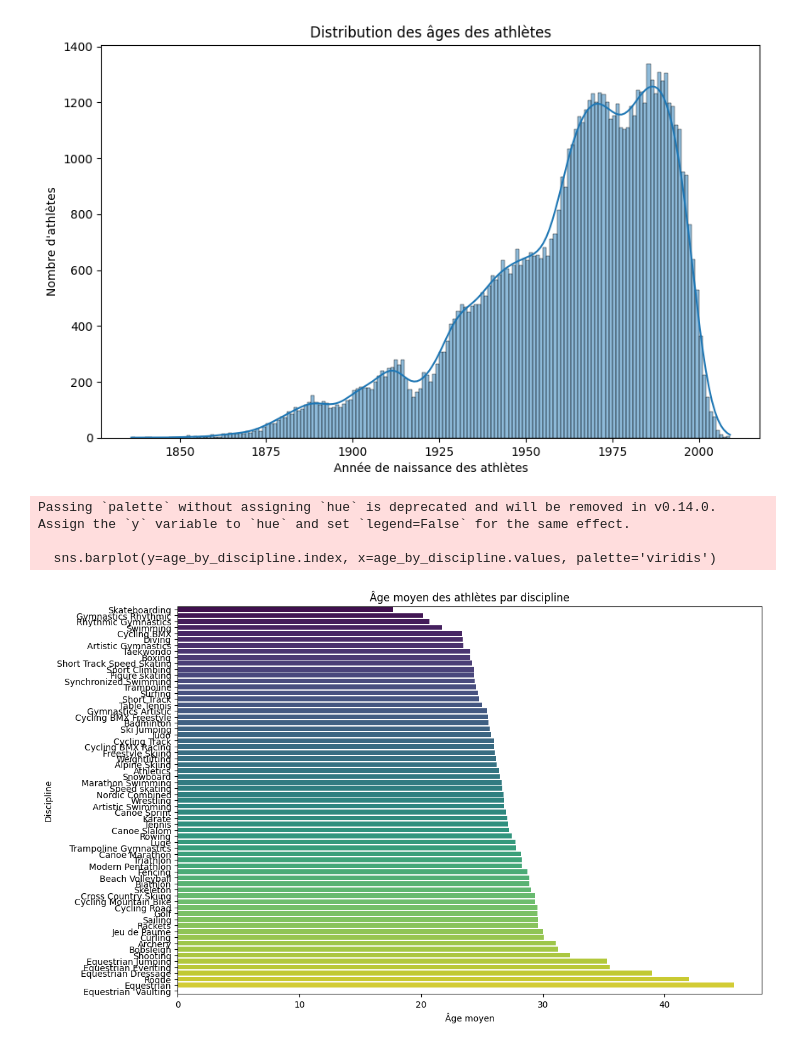
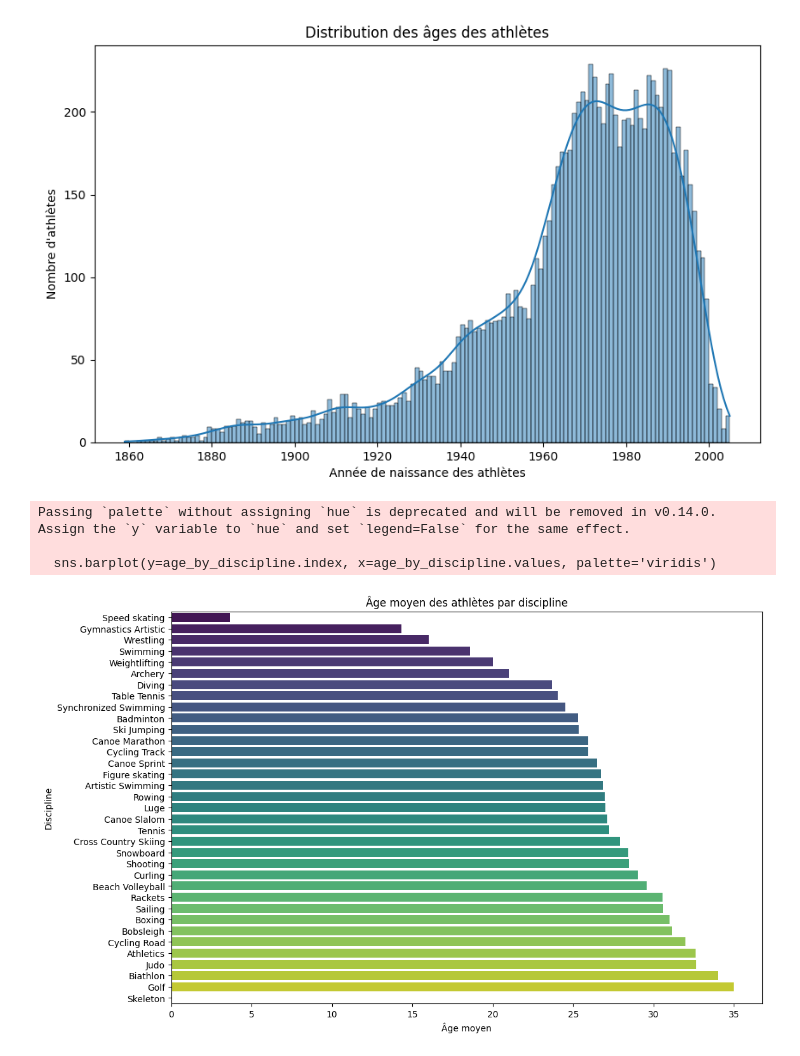
Before and after one commit to MoryKadoch/HackathonMIA10, a Jupyter notebook: notebook/graph.ipynb, the cells around one changed output. Saved outputs shown, nothing was run; the diff lists cells and outputs as text; code cells hidden in the pictures.

```diff
--- a/notebook/graph.ipynb
+++ b/notebook/graph.ipynb
@@ -16,0 +9,31 @@ combined_df = athletes_results_df.merge(hosts_df, left_on='slug_game_x', right_o
+# %%
+conn_str = 'Driver={ODBC Driver 18 for SQL Server};Server=tcp:mia10.database.windows.net,1433;Database=mia10_db;Uid=user_reader;Pwd=7R&o&o4#~756^z;Encrypt=yes;TrustServerCertificate=no;Connection Timeout=30;'
+
+conn = pyodbc.connect(conn_str)
+
+def fetch_data(conn, query, column_names):
+    cursor = conn.cursor()
+    cursor.execute(query)
+    rows = cursor.fetchall()
+    df = pd.DataFrame.from_records(rows, columns=column_names)
+    cursor.close()
+    return df
+
+queries = {
+    'athletes': ('SELECT athlete_id, name, country_id, games_participations, athlete_year_birth FROM athletes', ['athlete_id', 'name', 'country_id', 'games_participations', 'athlete_year_birth']),
+    'country': ('SELECT country_name, country_code, country_id FROM country', ['country_name', 'country_code', 'country_id']),
+    'events': ('SELECT game_name, game_season, game_year, start_date_str, end_date_str, country_id FROM events', ['game_name', 'game_season', 'game_year', 'start_date_str', 'end_date_str', 'country_id']),
+    'medals': ('SELECT discipline_title, slug_game, event_title, event_gender, medal_type, participant_type, athlete_country_id, athlete_id FROM medals', ['discipline_title', 'slug_game', 'event_title', 'event_gender', 'medal_type', 'participant_type', 'athlete_country_id', 'athlete_id'])
+}
+
+athletes_df = fetch_data(conn, *queries['athletes'])
+country_df = fetch_data(conn, *queries['country'])
+hosts_df = fetch_data(conn, *queries['events'])
+medals_df = fetch_data(conn, *queries['medals'])
+
+conn.close()
+# %%
+medals = medals_df.merge(country_df, left_on='athlete_country_id', right_on='country_id', how='left')
+results_df = medals.merge(athletes_df, on='athlete_id')
+results_df['slug_game'] = results_df['slug_game'].str.replace('-', ' ').str.title()
+combined_df = results_df.merge(hosts_df, left_on='slug_game', right_on='game_name', how='left')
@@ -116,21 +149,21 @@ plt.ylabel('Nombre d\'athlètes')
 plt.title('Distribution des âges des athlètes')
 plt.show()
 # %% [output]
-[figure, old version]
+[figure, new version]
 # %%
 combined_df['age_at_game'] = combined_df['game_year'] - combined_df['athlete_year_birth']
 
-age_by_discipline = combined_df.groupby('discipline_title_x')['age_at_game'].mean().sort_values()
+age_by_discipline = combined_df.groupby('discipline_title')['age_at_game'].mean().sort_values()
 
 plt.figure(figsize=(12, 8))
 sns.barplot(y=age_by_discipline.index, x=age_by_discipline.values, palette='viridis')
 plt.xlabel('Âge moyen')
 plt.ylabel('Discipline')
 plt.title('Âge moyen des athlètes par discipline')
 plt.show()
 # %% [output]
 Passing `palette` without assigning `hue` is deprecated and will be removed in v0.14.0. Assign the `y` variable to `hue` and set `legend=False` for the same effect.
 
   sns.barplot(y=age_by_discipline.index, x=age_by_discipline.values, palette='viridis')
-[figure, old version]
+[figure, new version]
 # %%
```
Also changed, not shown: parts of 15 cells of this notebook, 1 other file.
